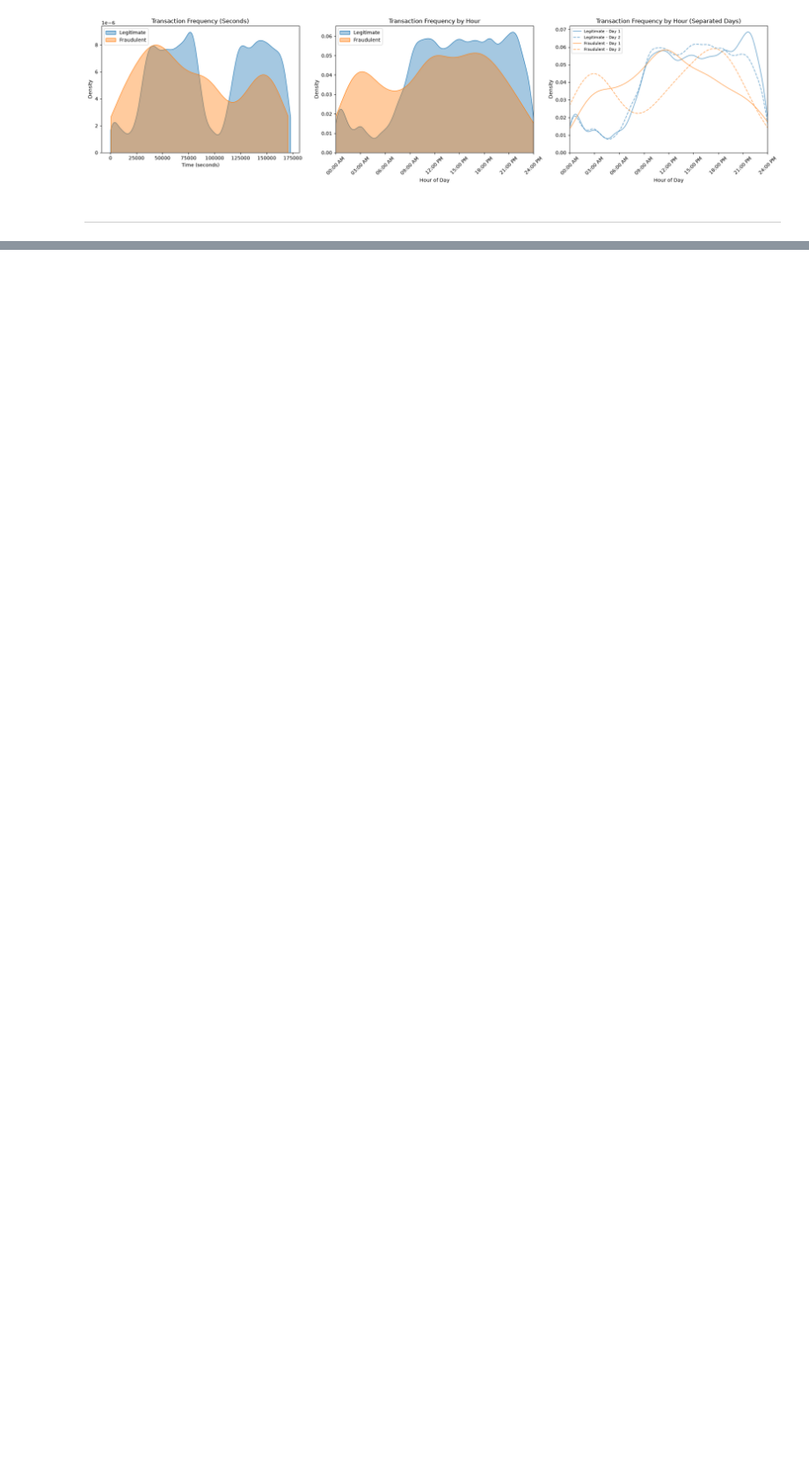
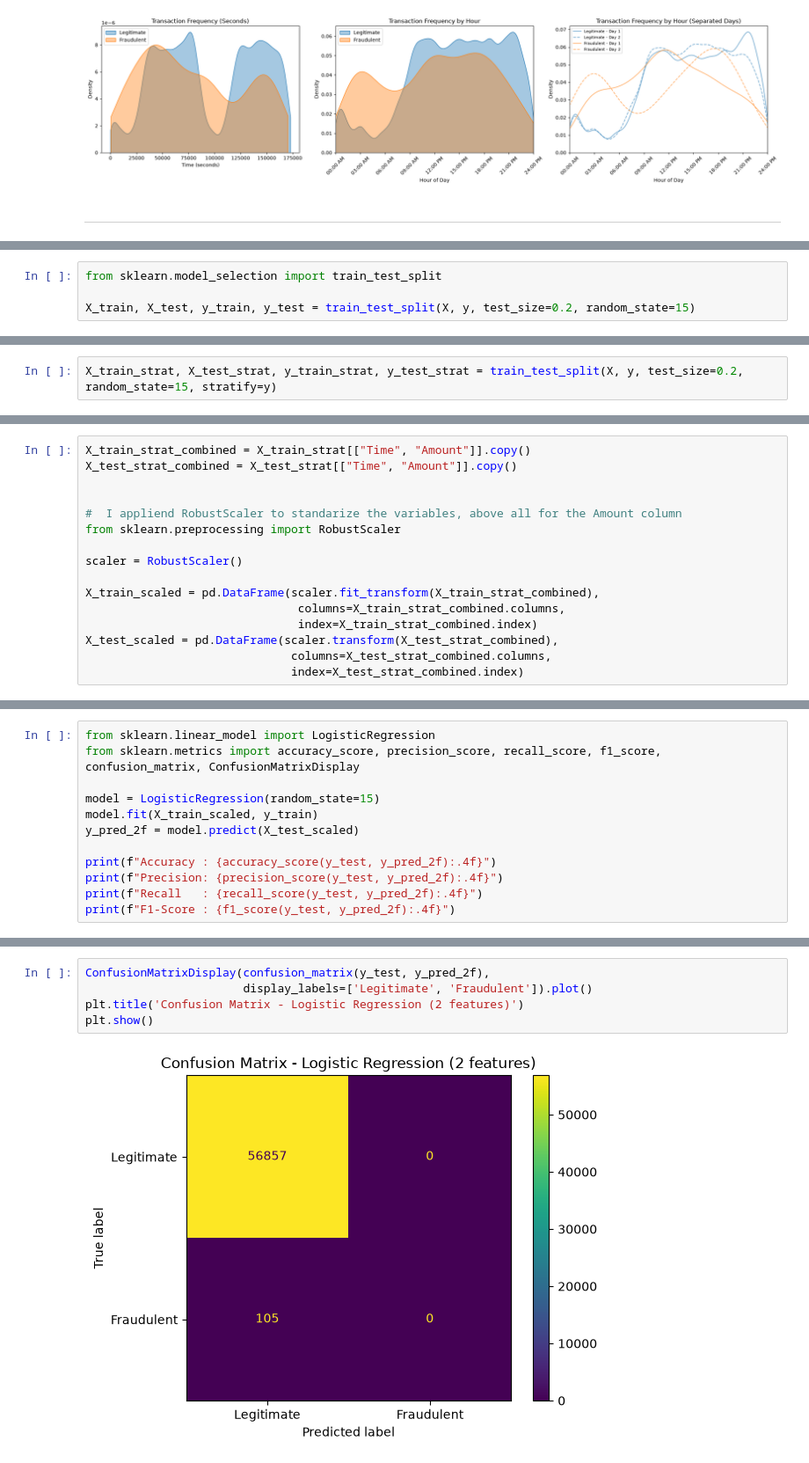
Before and after one commit to KevJoss/Machine-learning-course-Yachay, a Jupyter notebook: credit_card_fraud_detection_implementation/main.ipynb, the cells around one changed output, grey strips where cells are left out. Shown at 88% size. Drawn from its saved outputs; the diff is of its cells as text; blank space fills up the shorter version.

```diff
--- a/credit_card_fraud_detection_implementation/main.ipynb
+++ b/credit_card_fraud_detection_implementation/main.ipynb
@@ -280,0 +331,4 @@ Plotting the distribution of each V variable separately for the legitimate and f
+# %%
+from sklearn.model_selection import train_test_split
+
+X_train, X_test, y_train, y_test = train_test_split(X, y, test_size=0.2, random_state=15)
@@ -280,0 +337,2 @@ Plotting the distribution of each V variable separately for the legitimate and f
+# %%
+X_train_strat, X_test_strat, y_train_strat, y_test_strat = train_test_split(X, y, test_size=0.2, random_state=15, stratify=y)
@@ -280,0 +383,16 @@ Plotting the distribution of each V variable separately for the legitimate and f
+# %%
+X_train_strat_combined = X_train_strat[["Time", "Amount"]].copy()
+X_test_strat_combined = X_test_strat[["Time", "Amount"]].copy()
+
+
+#  I appliend RobustScaler to standarize the variables, above all for the Amount column
+from sklearn.preprocessing import RobustScaler
+
+scaler = RobustScaler()
+
+X_train_scaled = pd.DataFrame(scaler.fit_transform(X_train_strat_combined),
+                               columns=X_train_strat_combined.columns,
+                               index=X_train_strat_combined.index)
+X_test_scaled = pd.DataFrame(scaler.transform(X_test_strat_combined),
+                              columns=X_test_strat_combined.columns,
+                              index=X_test_strat_combined.index)
@@ -280,0 +401,12 @@ Plotting the distribution of each V variable separately for the legitimate and f
+# %%
+from sklearn.linear_model import LogisticRegression
+from sklearn.metrics import accuracy_score, precision_score, recall_score, f1_score, confusion_matrix, ConfusionMatrixDisplay
+
+model = LogisticRegression(random_state=15)
+model.fit(X_train_scaled, y_train)
+y_pred_2f = model.predict(X_test_scaled)
+
+print(f"Accuracy : {accuracy_score(y_test, y_pred_2f):.4f}")
+print(f"Precision: {precision_score(y_test, y_pred_2f):.4f}")
+print(f"Recall   : {recall_score(y_test, y_pred_2f):.4f}")
+print(f"F1-Score : {f1_score(y_test, y_pred_2f):.4f}")
@@ -280,0 +418,7 @@ Plotting the distribution of each V variable separately for the legitimate and f
+# %%
+ConfusionMatrixDisplay(confusion_matrix(y_test, y_pred_2f),
+                       display_labels=['Legitimate', 'Fraudulent']).plot()
+plt.title('Confusion Matrix - Logistic Regression (2 features)')
+plt.show()
+# %% [output]
+[figure, added]
```
Also changed, not shown: parts of 24 cells of this notebook.
